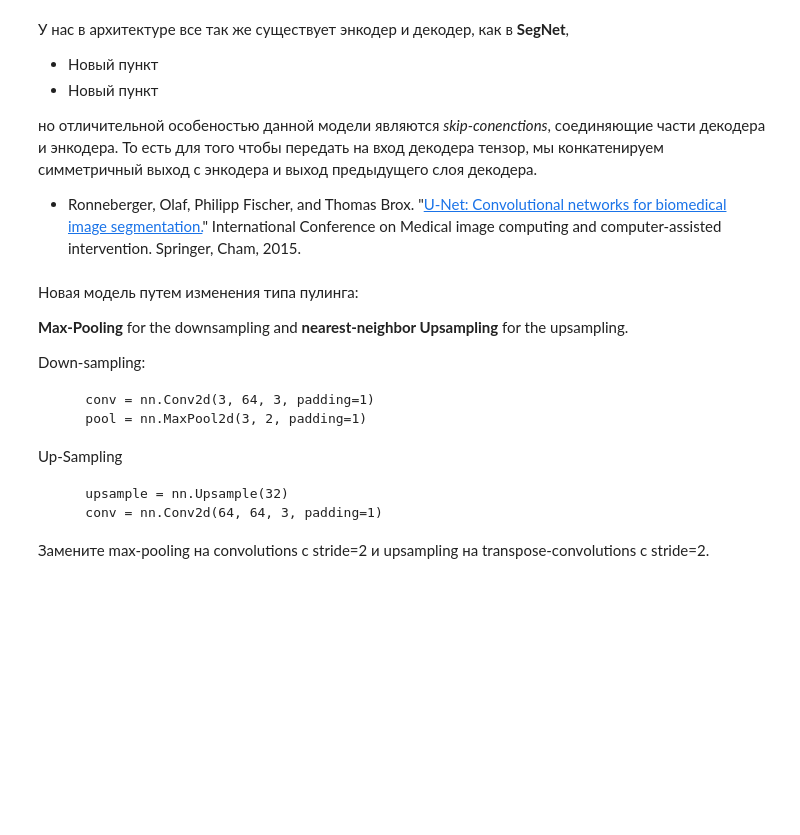
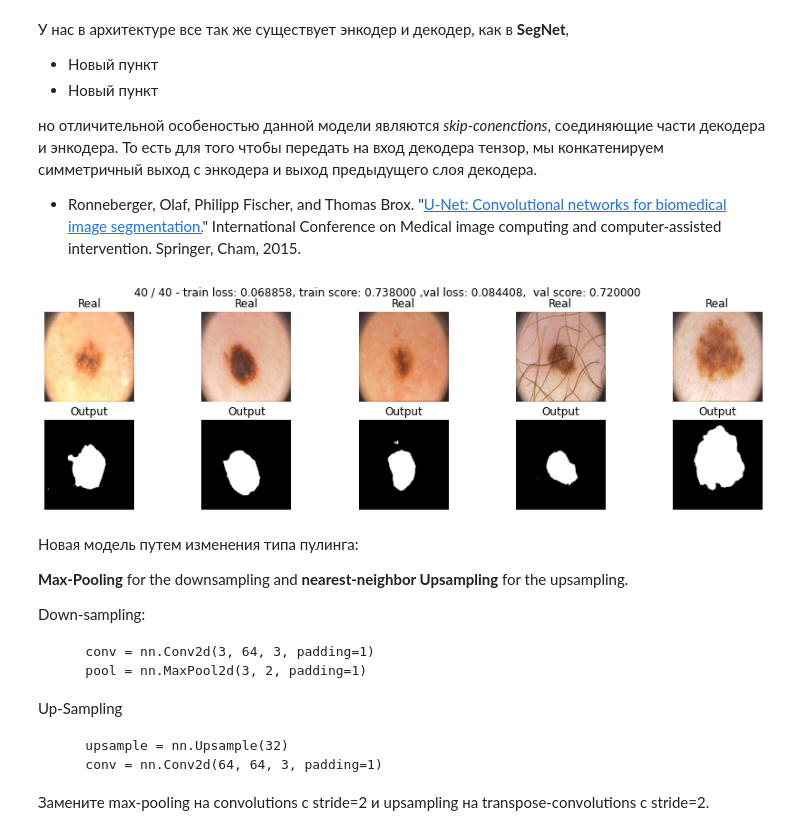
Before and after one commit to hukitoc94/DLS, a Jupyter notebook: semantic_segmentation_hukitoc94.ipynb, the cells around one changed output. Cells and saved outputs as stored; diff of their text form; code cells hidden in the pictures; blank space fills up the shorter version.

```diff
--- a/semantic_segmentation_hukitoc94.ipynb
+++ b/semantic_segmentation_hukitoc94.ipynb
@@ -575,5 +575,5 @@ $$\mathcal L_{focal}(y, \hat y) = -\sum_i \left[\left(1-\sigma(\hat y_i)\right)^
 def focal_loss(y_real, y_pred, eps = 1e-8, gamma = 2):
     y_pred = y_pred.sigmoid() + eps
     f_loss = -((1-y_pred)**gamma*y_real*y_pred.log()+(1-y_real)*(1-y_pred).log())
-    return f_loss
+    return f_loss.mean()
 # %%
@@ -762,8 +771,10 @@ class UNet(nn.Module):
 # %%
 UNet_BCE_results = model_result(UNet, bce_loss, "UNet_BCE")
 UNet_dice_results = model_result(UNet, dice_loss, "UNet_DICE")
-UNet_BCE_results = model_result(UNet, focal_loss, "UNet_FOCAL")
-UNet_boundary_results = model_result(UNet, boundary_loss, "UNet_boundary")
+UNet_focal_results = model_result(UNet, focal_loss, "UNet_FOCAL")
+UNet_tverski_results = model_result(UNet, tversky_loss, "UNet_tverski")
+# %% [output]
+[figure, added]
 # %% [markdown]
 Новая модель путем изменения типа пулинга:
 
```
Also changed, not shown: parts of 22 cells of this notebook.
